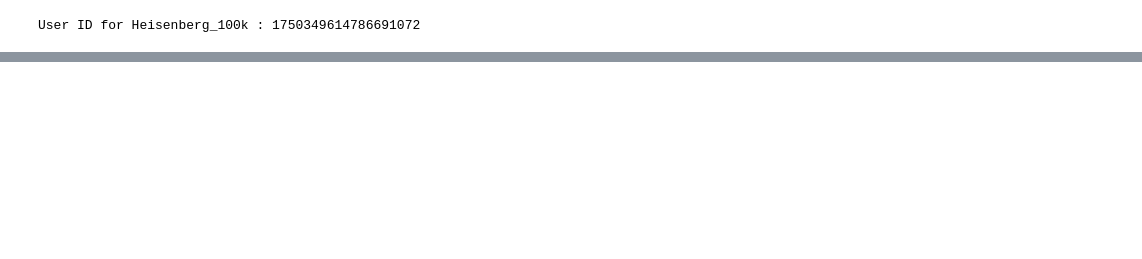
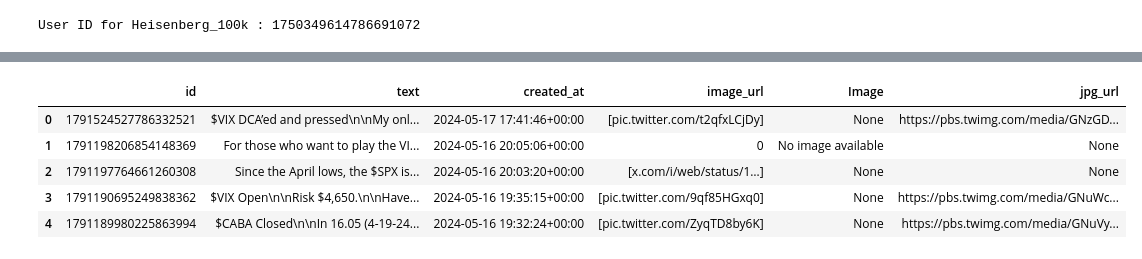
Before and after one commit to amoogat/Project_X, a Jupyter notebook: projectx.ipynb, the cells around one changed output, grey strips where cells are left out. Cells and saved outputs as stored; diff of their text form; code cells hidden in the pictures; blank space fills up the shorter version.

```diff
--- a/projectx.ipynb
+++ b/projectx.ipynb
@@ -406,3 +439,12 @@ https://pic.twitter.com/fmM5DMrJan
+# %%
+ht_mini.head()
+# %% [output]
+|  | id | text | created_at | image_url | Image | jpg_url |
+| 0 | 1791524527786332521 | $VIX DCA’ed and pressed\n\nMy onl... | 2024-05-17 17:41:46+00:00 | [pic.twitter.com/t2qfxLCjDy] | None | https://pbs.twimg.com/media/GNzGD... |
+| 1 | 1791198206854148369 | For those who want to play the VI... | 2024-05-16 20:05:06+00:00 | 0 | No image available | None |
+| 2 | 1791197764661260308 | Since the April lows, the $SPX is... | 2024-05-16 20:03:20+00:00 | [x.com/i/web/status/1…] | None | None |
+| 3 | 1791190695249838362 | $VIX Open\n\nRisk $4,650.\n\nHave... | 2024-05-16 19:35:15+00:00 | [pic.twitter.com/9qf85HGxq0] | None | https://pbs.twimg.com/media/GNuWc... |
+| 4 | 1791189980225863994 | $CABA Closed\n\nIn 16.05 (4-19-24... | 2024-05-16 19:32:24+00:00 | [pic.twitter.com/ZyqTD8by6K] | None | https://pbs.twimg.com/media/GNuVy... |
 # %%
 ht_mini.loc[:,'image_response'] = ht_mini['jpg_url'].apply(lambda x: get_response_image(x) if x != None else None)
 ht_mini['image_response'] = ht_mini['image_response'].apply(lambda x: x.replace('$', '\$') if x and pd.notna(x) else x)
```
Also changed, not shown: parts of 26 cells of this notebook.
